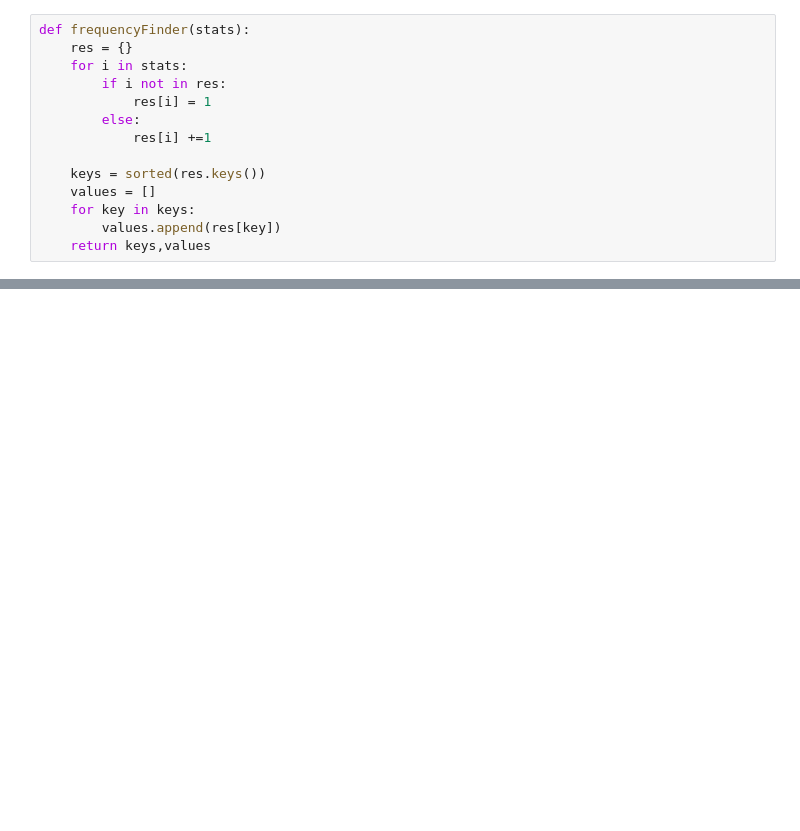
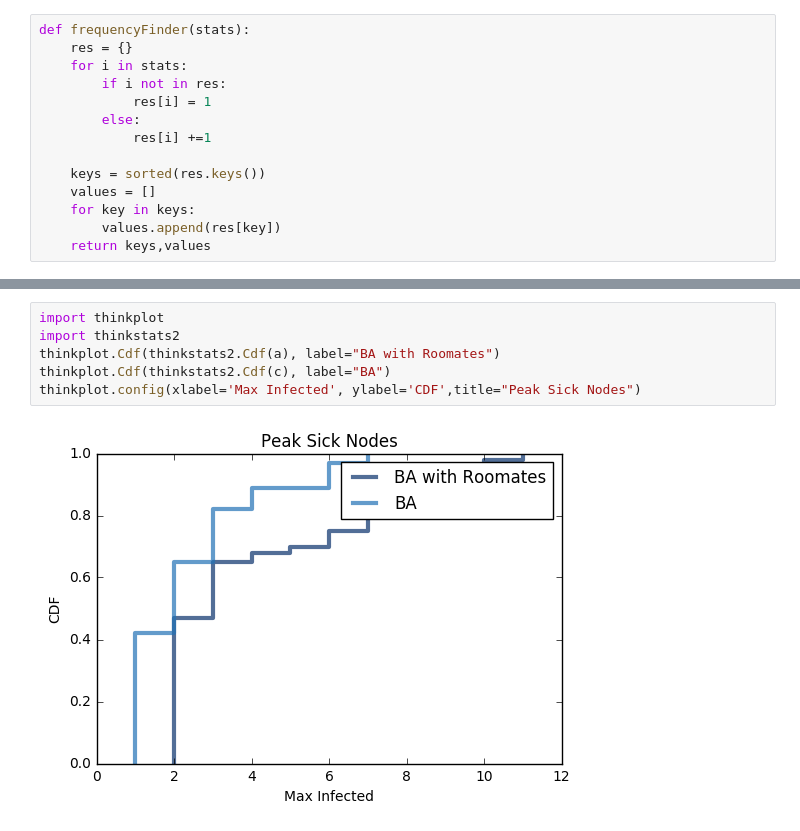
Before and after one commit to buttegab/FreshmanPlague, a Jupyter notebook: code/FreshmanPlague.ipynb, the cells around one changed output, grey strips where cells are left out. Cells and saved outputs as stored; diff of their text form; blank space fills up the shorter version.

```diff
--- a/code/FreshmanPlague.ipynb
+++ b/code/FreshmanPlague.ipynb
@@ -289,0 +283,8 @@ plt.show()
+# %%
+import thinkplot
+import thinkstats2
+thinkplot.Cdf(thinkstats2.Cdf(a), label="BA with Roomates")
+thinkplot.Cdf(thinkstats2.Cdf(c), label="BA")
+thinkplot.config(xlabel='Max Infected', ylabel='CDF',title="Peak Sick Nodes")
+# %% [output]
+[figure, added]
```
Also changed, not shown: parts of 6 cells of this notebook, 3 other files.
